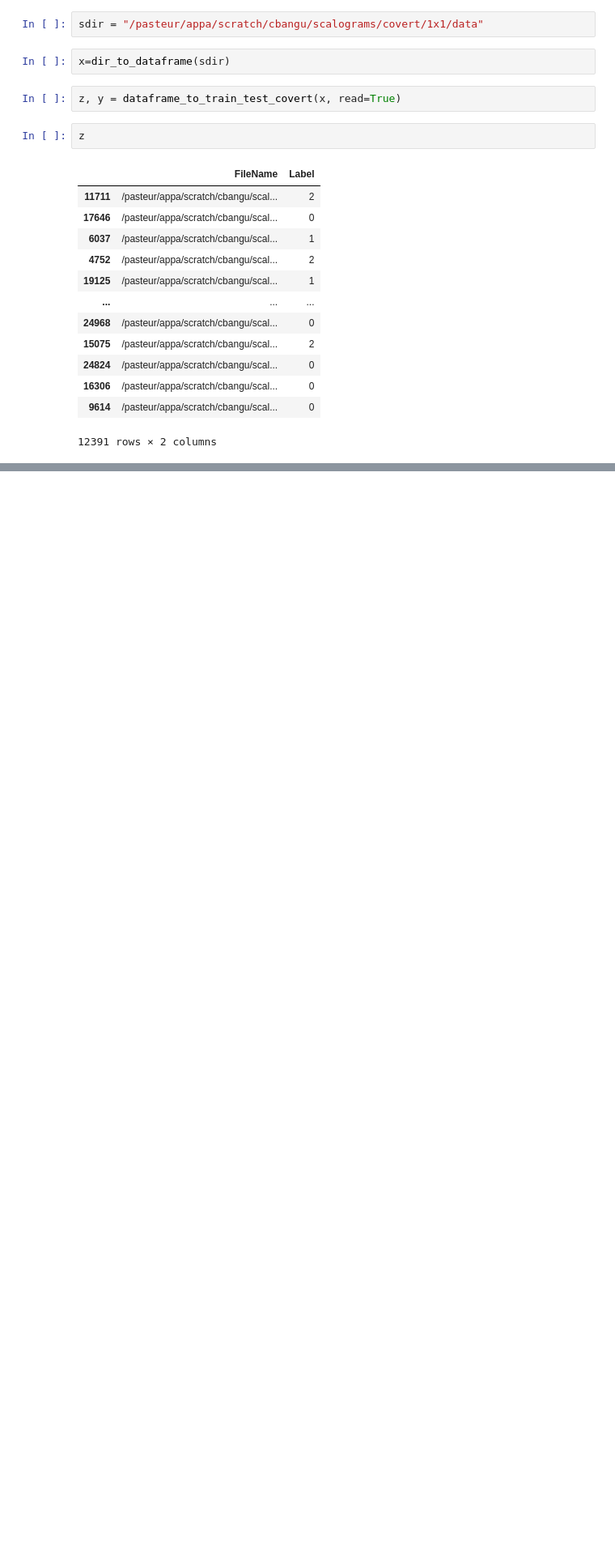
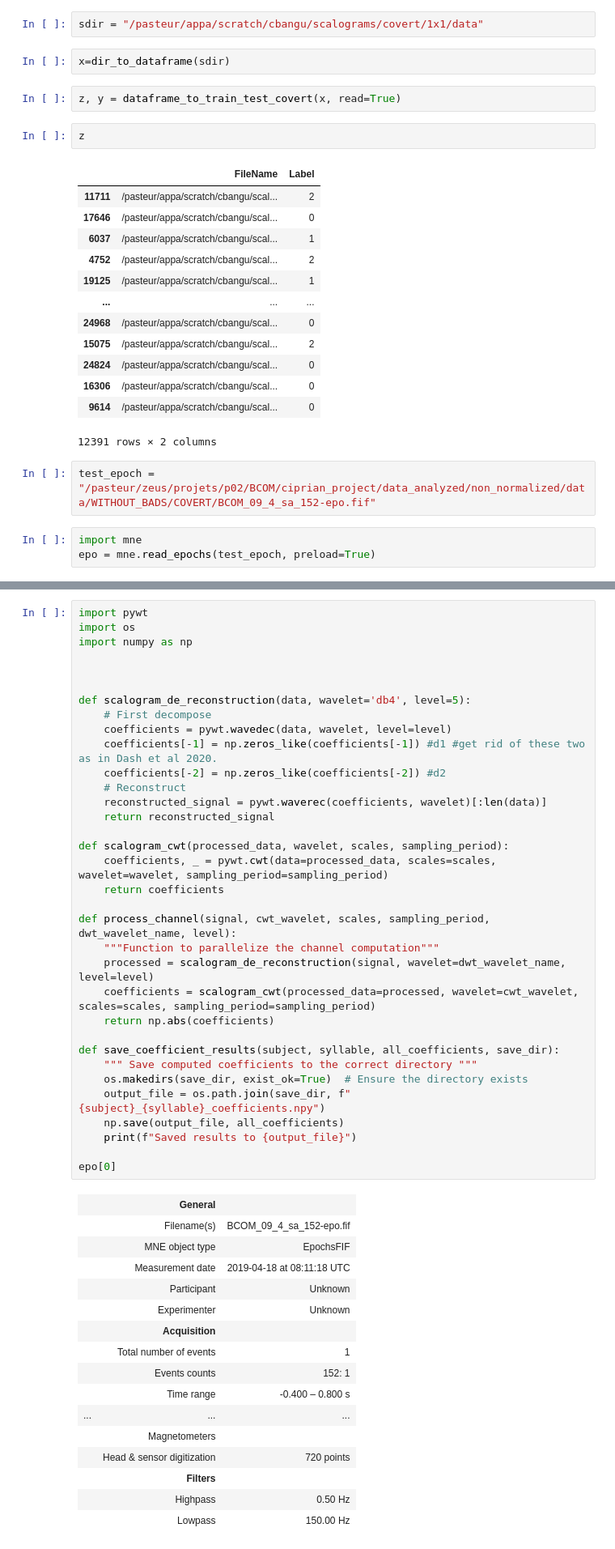
Before and after one commit to CEBangu/MEG-Decoding, a Jupyter notebook: on_the_fly_scalograms.ipynb, the cells around one changed output, grey strips where cells are left out. Shown at 81% size. Cells and saved outputs as stored; diff of their text form; blank space fills up the shorter version.

```diff
--- a/on_the_fly_scalograms.ipynb
+++ b/on_the_fly_scalograms.ipynb
@@ -386,3 +395,8 @@ z
 | 16306 | /pasteur/appa/scratch/cbangu/scal... | 0 |
 | 9614 | /pasteur/appa/scratch/cbangu/scal... | 0 |
 12391 rows × 2 columns
+# %%
+test_epoch = "/pasteur/zeus/projets/p02/BCOM/ciprian_project/data_analyzed/non_normalized/data/WITHOUT_BADS/COVERT/BCOM_09_4_sa_152-epo.fif"
+# %%
+import mne
+epo = mne.read_epochs(test_epoch, preload=True)
@@ -388,0 +412,51 @@ z
+# %%
+import pywt
+import os
+import numpy as np
+
+
+
+def scalogram_de_reconstruction(data, wavelet='db4', level=5):
+    # First decompose
+    coefficients = pywt.wavedec(data, wavelet, level=level)
+    coefficients[-1] = np.zeros_like(coefficients[-1]) #d1 #get rid of these two as in Dash et al 2020.
+    coefficients[-2] = np.zeros_like(coefficients[-2]) #d2
+    # Reconstruct
+    reconstructed_signal = pywt.waverec(coefficients, wavelet)[:len(data)]
+    return reconstructed_signal
+
+def scalogram_cwt(processed_data, wavelet, scales, sampling_period):
+    coefficients, _ = pywt.cwt(data=processed_data, scales=scales, wavelet=wavelet, sampling_period=sampling_period)
+    return coefficients
+
+def process_channel(signal, cwt_wavelet, scales, sampling_period, dwt_wavelet_name, level):
+    """Function to parallelize the channel computation"""
+    processed = scalogram_de_reconstruction(signal, wavelet=dwt_wavelet_name, level=level)
+    coefficients = scalogram_cwt(processed_data=processed, wavelet=cwt_wavelet, scales=scales, sampling_period=sampling_period)
+    return np.abs(coefficients)
+
+def save_coefficient_results(subject, syllable, all_coefficients, save_dir):
+    """ Save computed coefficients to the correct directory """
+    os.makedirs(save_dir, exist_ok=True)  # Ensure the directory exists
+    output_file = os.path.join(save_dir, f"{subject}_{syllable}_coefficients.npy")
+    np.save(output_file, all_coefficients)
+    print(f"Saved results to {output_file}")
+
+epo[0]
+# %% [output]
+|  | General |  |
+|  | Filename(s) | BCOM_09_4_sa_152-epo.fif |
+|  | MNE object type | EpochsFIF |
+|  | Measurement date | 2019-04-18 at 08:11:18 UTC |
+|  | Participant | Unknown |
+|  | Experimenter | Unknown |
+|  | Acquisition |  |
+|  | Total number of events | 1 |
+|  | Events counts | 152: 1 |
+|  | Time range | -0.400 – 0.800 s |
+| ... | ... | ... |
+|  | Magnetometers |  |
+|  | Head & sensor digitization | 720 points |
+|  | Filters |  |
+|  | Highpass | 0.50 Hz |
+|  | Lowpass | 150.00 Hz |
```
Also changed, not shown: parts of 7 cells of this notebook, 3 other files.
